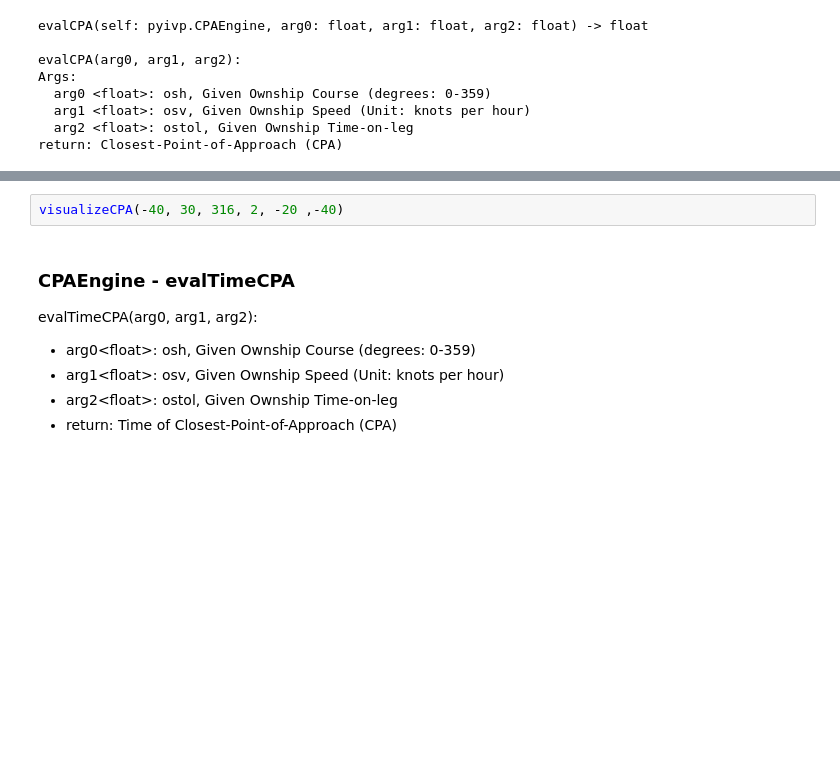
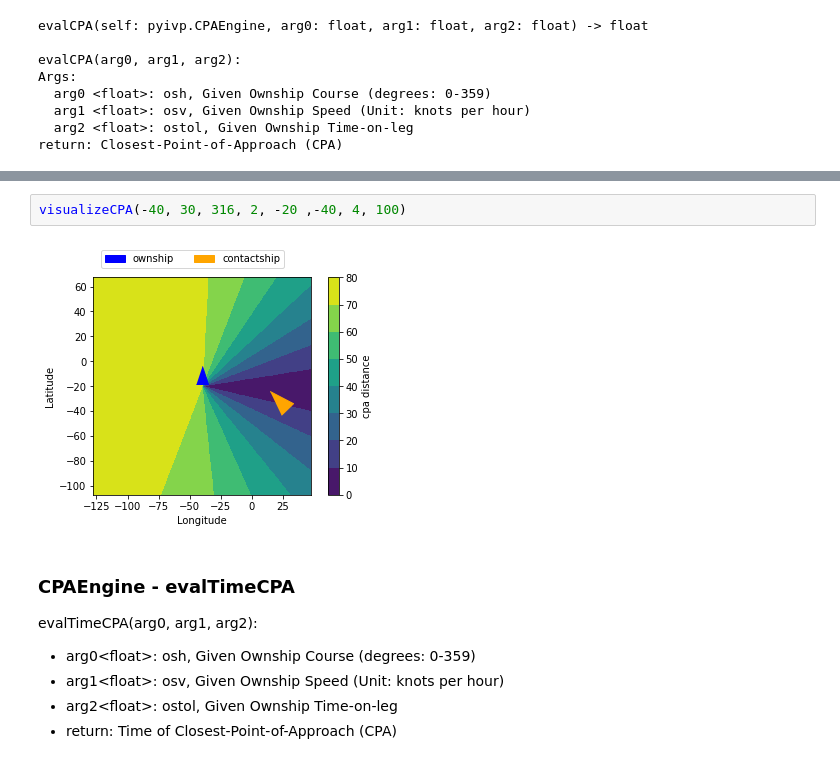
Before and after one commit to ARG-NCTU/pyivp, a Jupyter notebook: 06_ivp_CPAEngine.ipynb, the cells around one changed output, grey strips where cells are left out. Saved outputs shown, nothing was run; the diff lists cells and outputs as text; blank space fills up the shorter version.

Commit message:
Feat: Update visualize tool for CPA

```diff
--- a/06_ivp_CPAEngine.ipynb
+++ b/06_ivp_CPAEngine.ipynb
@@ -210,7 +253,9 @@ def visualizeCPA(cny, cnx, cnh, cnv, osy, osx):
     plt.ylabel('Latitude')
     plt.show()
 # %%
-visualizeCPA(-40, 30, 316, 2, -20 ,-40)
+visualizeCPA(-40, 30, 316, 2, -20 ,-40, 4, 100)
+# %% [output]
+[figure, added]
 # %% [markdown]
 ### CPAEngine - evalTimeCPA
 evalTimeCPA(arg0, arg1, arg2):
```
Also changed, not shown: parts of 3 cells of this notebook.
